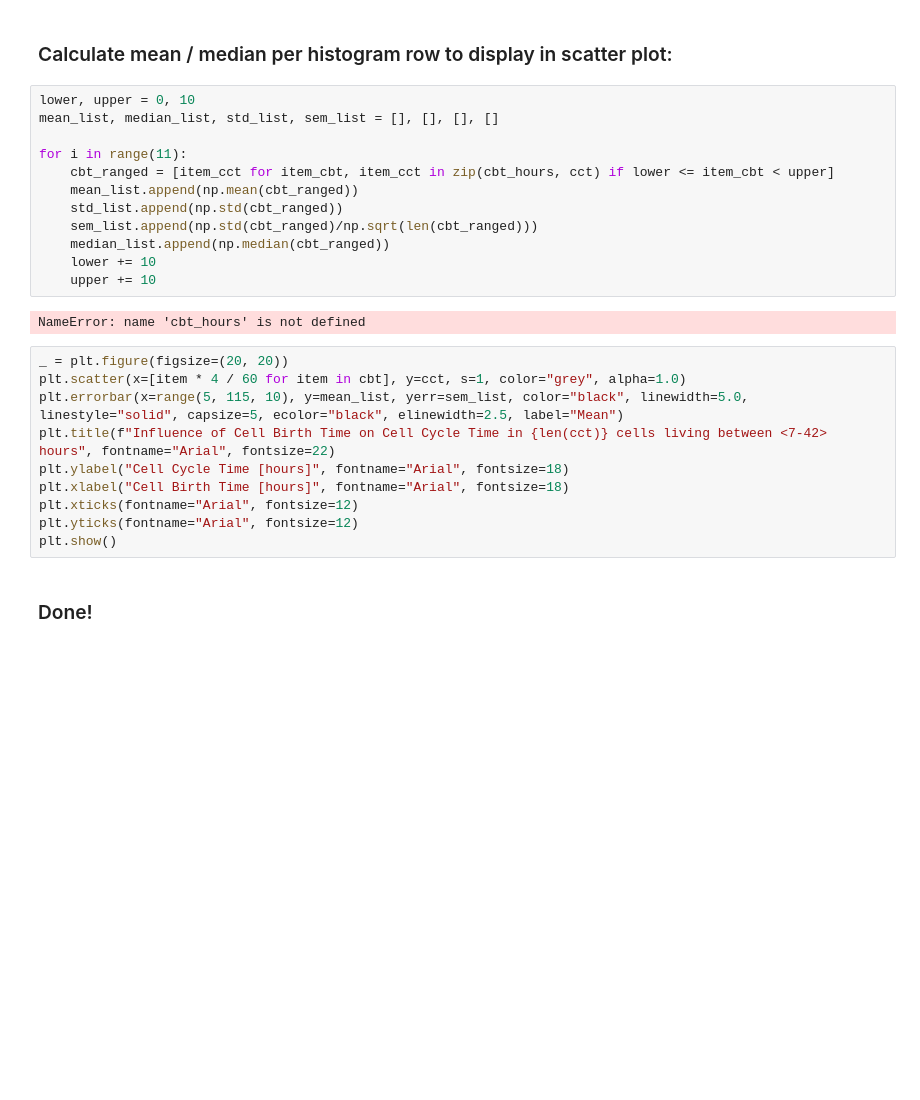
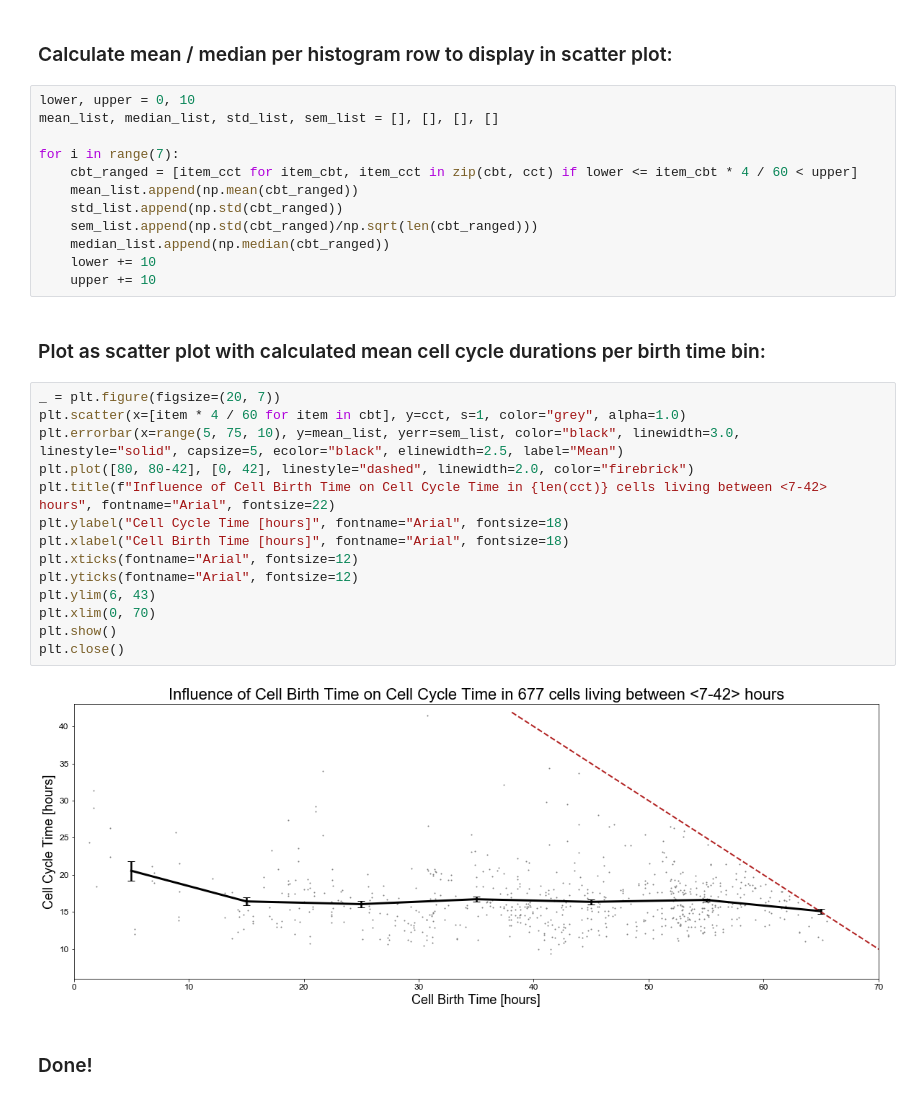
Before and after one commit to KristinaUlicna/DeepTree, a Jupyter notebook: lineage_tree_analysis/02_Cell_Birth_Time_Influence.ipynb, the cells around one changed output. Saved outputs shown, nothing was run; the diff lists cells and outputs as text; blank space fills up the shorter version.

```diff
--- a/lineage_tree_analysis/02_Cell_Birth_Time_Influence.ipynb
+++ b/lineage_tree_analysis/02_Cell_Birth_Time_Influence.ipynb
@@ -53,25 +44,31 @@ plt.show()
 lower, upper = 0, 10
 mean_list, median_list, std_list, sem_list = [], [], [], []
 
-for i in range(11):
-    cbt_ranged = [item_cct for item_cbt, item_cct in zip(cbt_hours, cct) if lower <= item_cbt < upper]
+for i in range(7):
+    cbt_ranged = [item_cct for item_cbt, item_cct in zip(cbt, cct) if lower <= item_cbt * 4 / 60 < upper]
     mean_list.append(np.mean(cbt_ranged))
     std_list.append(np.std(cbt_ranged))
     sem_list.append(np.std(cbt_ranged)/np.sqrt(len(cbt_ranged)))
     median_list.append(np.median(cbt_ranged))
     lower += 10
     upper += 10
-# %% [output]
-NameError: name 'cbt_hours' is not defined
+# %% [markdown]
+### Plot as scatter plot with calculated mean cell cycle durations per birth time bin:
 # %%
-_ = plt.figure(figsize=(20, 20))
+_ = plt.figure(figsize=(20, 7))
 plt.scatter(x=[item * 4 / 60 for item in cbt], y=cct, s=1, color="grey", alpha=1.0)
-plt.errorbar(x=range(5, 115, 10), y=mean_list, yerr=sem_list, color="black", linewidth=5.0, linestyle="solid", capsize=5, ecolor="black", elinewidth=2.5, label="Mean")
+plt.errorbar(x=range(5, 75, 10), y=mean_list, yerr=sem_list, color="black", linewidth=3.0, linestyle="solid", capsize=5, ecolor="black", elinewidth=2.5, label="Mean")
+plt.plot([80, 80-42], [0, 42], linestyle="dashed", linewidth=2.0, color="firebrick")
 plt.title(f"Influence of Cell Birth Time on Cell Cycle Time in {len(cct)} cells living between <7-42> hours", fontname="Arial", fontsize=22)
 plt.ylabel("Cell Cycle Time [hours]", fontname="Arial", fontsize=18)
 plt.xlabel("Cell Birth Time [hours]", fontname="Arial", fontsize=18)
 plt.xticks(fontname="Arial", fontsize=12)
 plt.yticks(fontname="Arial", fontsize=12)
+plt.ylim(6, 43)
+plt.xlim(0, 70)
 plt.show()
+plt.close()
+# %% [output]
+[figure, added]
 # %% [markdown]
 ### Done!
```
Also changed, not shown: parts of 7 cells of this notebook, 6 other files.
